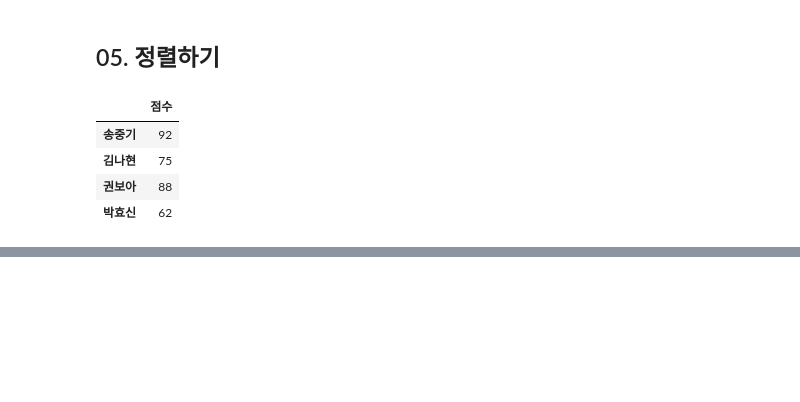
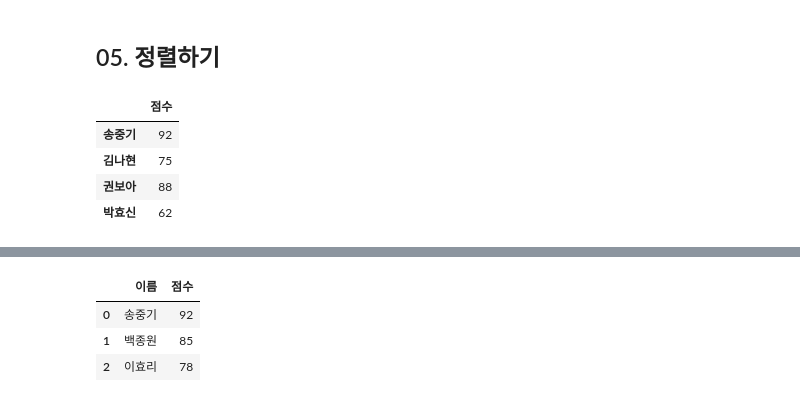
Before and after one commit to lolsaless/Python, a Jupyter notebook: 1. 학습/1. 파이썬으로 할 수 있는 모든것/5. 데이터 분석 및 시각화/2. 판다스 라이브러리 엑셀 vlookup.ipynb, the cells around one changed output, grey strips where cells are left out. Cells and saved outputs as stored; diff of their text form; code cells hidden in the pictures; blank space fills up the shorter version.

```diff
--- a/1. 학습/1. 파이썬으로 할 수 있는 모든것/5. 데이터 분석 및 시각화/2. 판다스 라이브러리 엑셀 vlookup.ipynb
+++ b/1. 학습/1. 파이썬으로 할 수 있는 모든것/5. 데이터 분석 및 시각화/2. 판다스 라이브러리 엑셀 vlookup.ipynb
@@ -216,0 +225,10 @@ pd.DataFrame(data1, columns=['이름']).merge(pd.DataFrame(data2, columns=['점
+# %%
+data1 = ['송중기', '백종원', '이효리']
+data2 = [92, 85, 78]
+# %%
+pd.Series(data1, name='이름').to_frame().merge(pd.Series(data2, name='점수').to_frame(), left_index=True, right_index=True)
+# %% [output]
+|  | 이름 | 점수 |
+| 0 | 송중기 | 92 |
+| 1 | 백종원 | 85 |
+| 2 | 이효리 | 78 |
```
Also changed, not shown: parts of 2 cells of this notebook, 3 other files.
